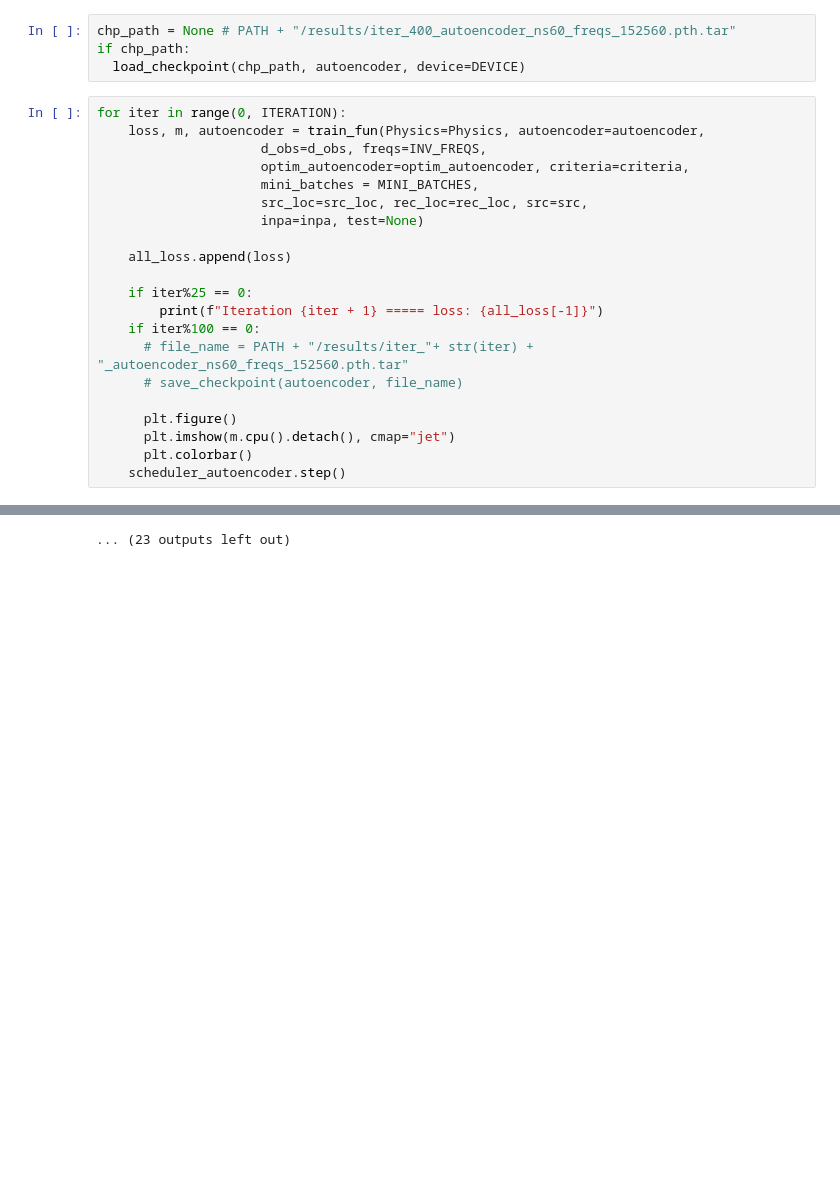
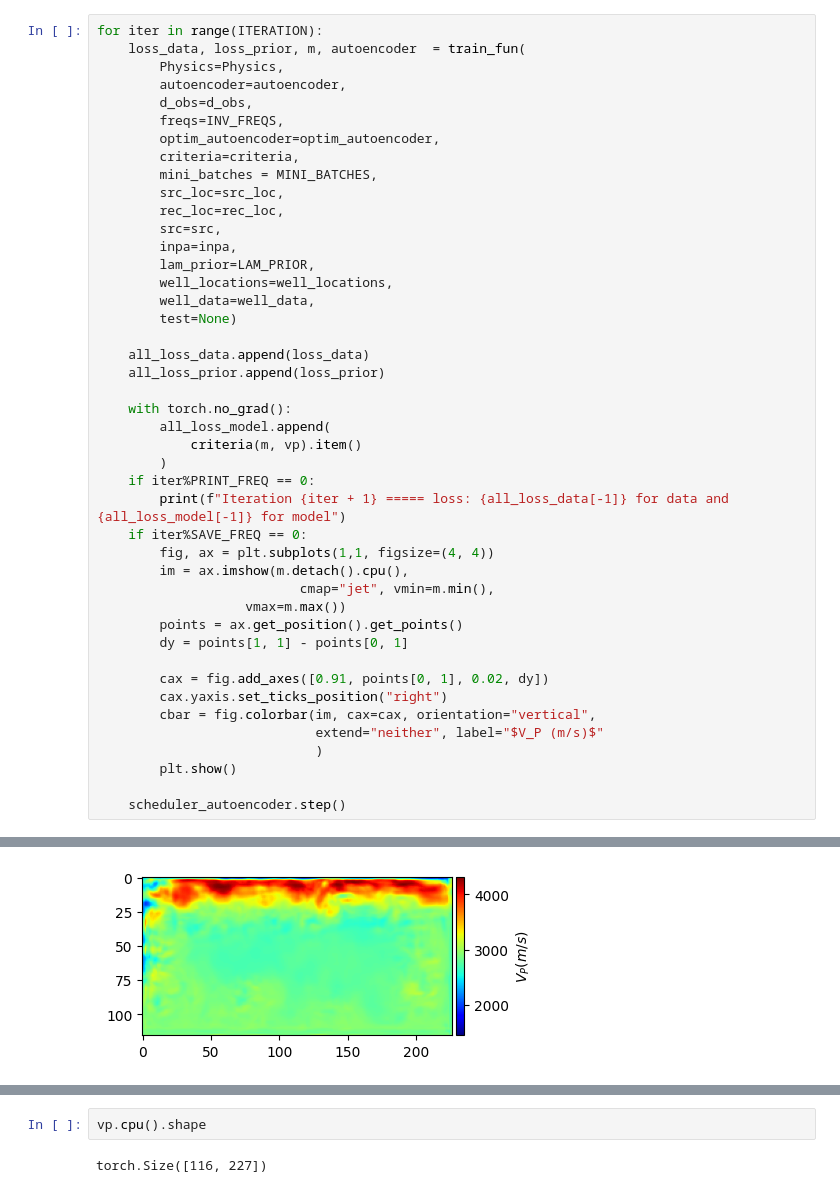
Before and after one commit to AmirMardan/pinn_fwi, a Jupyter notebook: pinn_fwi.ipynb, the cells around one changed output, grey strips where cells are left out. Cells and saved outputs as stored; diff of their text form; blank space fills up the shorter version.

```diff
--- a/pinn_fwi.ipynb
+++ b/pinn_fwi.ipynb
@@ -69,26 +94,45 @@ all_loss = []
-# %%
-chp_path = None # PATH + "/results/iter_400_autoencoder_ns60_freqs_152560.pth.tar"
-if chp_path:
-  load_checkpoint(chp_path, autoencoder, device=DEVICE)
 # %%
-for iter in range(0, ITERATION):
-    loss, m, autoencoder = train_fun(Physics=Physics, autoencoder=autoencoder,
-                     d_obs=d_obs, freqs=INV_FREQS,
-                     optim_autoencoder=optim_autoencoder, criteria=criteria,
-                     mini_batches = MINI_BATCHES,
-                     src_loc=src_loc, rec_loc=rec_loc, src=src,
-                     inpa=inpa, test=None)
+for iter in range(ITERATION):
+    loss_data, loss_prior, m, autoencoder  = train_fun(
+        Physics=Physics,
+        autoencoder=autoencoder,
+        d_obs=d_obs,
+        freqs=INV_FREQS,
+        optim_autoencoder=optim_autoencoder,
+        criteria=criteria,
+        mini_batches = MINI_BATCHES,
+        src_loc=src_loc,
+        rec_loc=rec_loc,
+        src=src,
+        inpa=inpa,
+        lam_prior=LAM_PRIOR,
+        well_locations=well_locations,
+        well_data=well_data,
+        test=None)
 
-    all_loss.append(loss)
+    all_loss_data.append(loss_data)
+    all_loss_prior.append(loss_prior)
 
-    if iter%25 == 0:
-        print(f"Iteration {iter + 1} ===== loss: {all_loss[-1]}")
-    if iter%100 == 0:
-      # file_name = PATH + "/results/iter_"+ str(iter) + "_autoencoder_ns60_freqs_152560.pth.tar"
-      # save_checkpoint(autoencoder, file_name)
+    with torch.no_grad():
+        all_loss_model.append(
+            criteria(m, vp).item()
+        )
+    if iter%PRINT_FREQ == 0:
+        print(f"Iteration {iter + 1} ===== loss: {all_loss_data[-1]} for data and {all_loss_model[-1]} for model")
+    if iter%SAVE_FREQ == 0:
+        fig, ax = plt.subplots(1,1, figsize=(4, 4))
+        im = ax.imshow(m.detach().cpu(),
+                          cmap="jet", vmin=m.min(),
+                   vmax=m.max())
+        points = ax.get_position().get_points()
+        dy = points[1, 1] - points[0, 1]
 
-      plt.figure()
-      plt.imshow(m.cpu().detach(), cmap="jet")
-      plt.colorbar()
+        cax = fig.add_axes([0.91, points[0, 1], 0.02, dy])
+        cax.yaxis.set_ticks_position("right")
+        cbar = fig.colorbar(im, cax=cax, orientation="vertical",
+                            extend="neither", label="$V_P (m/s)$"
+                            )
+        plt.show()
+
     scheduler_autoencoder.step()
 # %% [output]
@@ -95,0 +140 @@ Iteration 1 ===== loss: 1226.116188791063
+[figure, added]
@@ -107 +154,4 @@ Iteration 276 ===== loss: 7.431175849503941
-... (23 outputs left out)
+# %%
+vp.cpu().shape
+# %% [output]
+torch.Size([116, 227])
```
Also changed, not shown: parts of 22 cells of this notebook, 5 other files.
